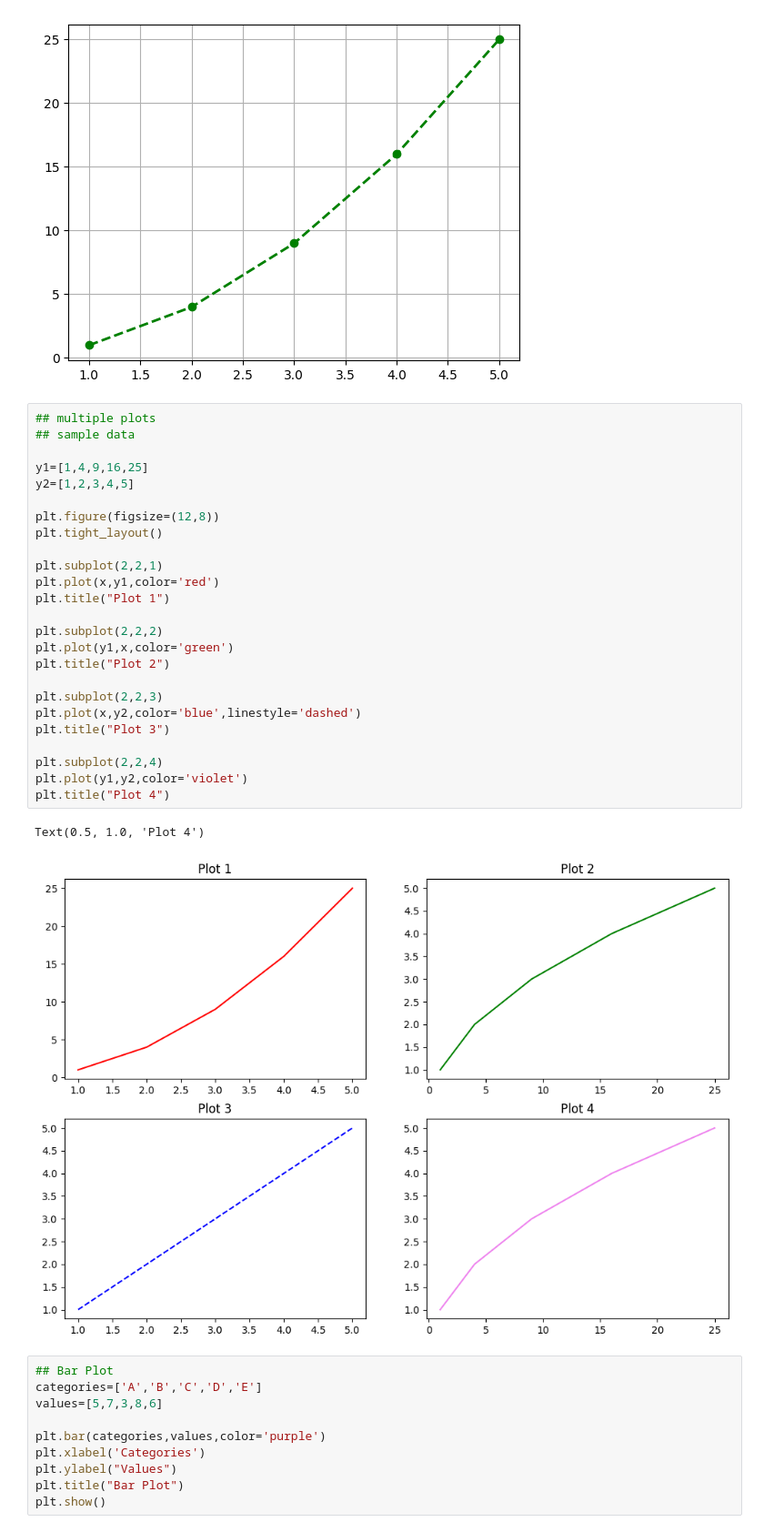
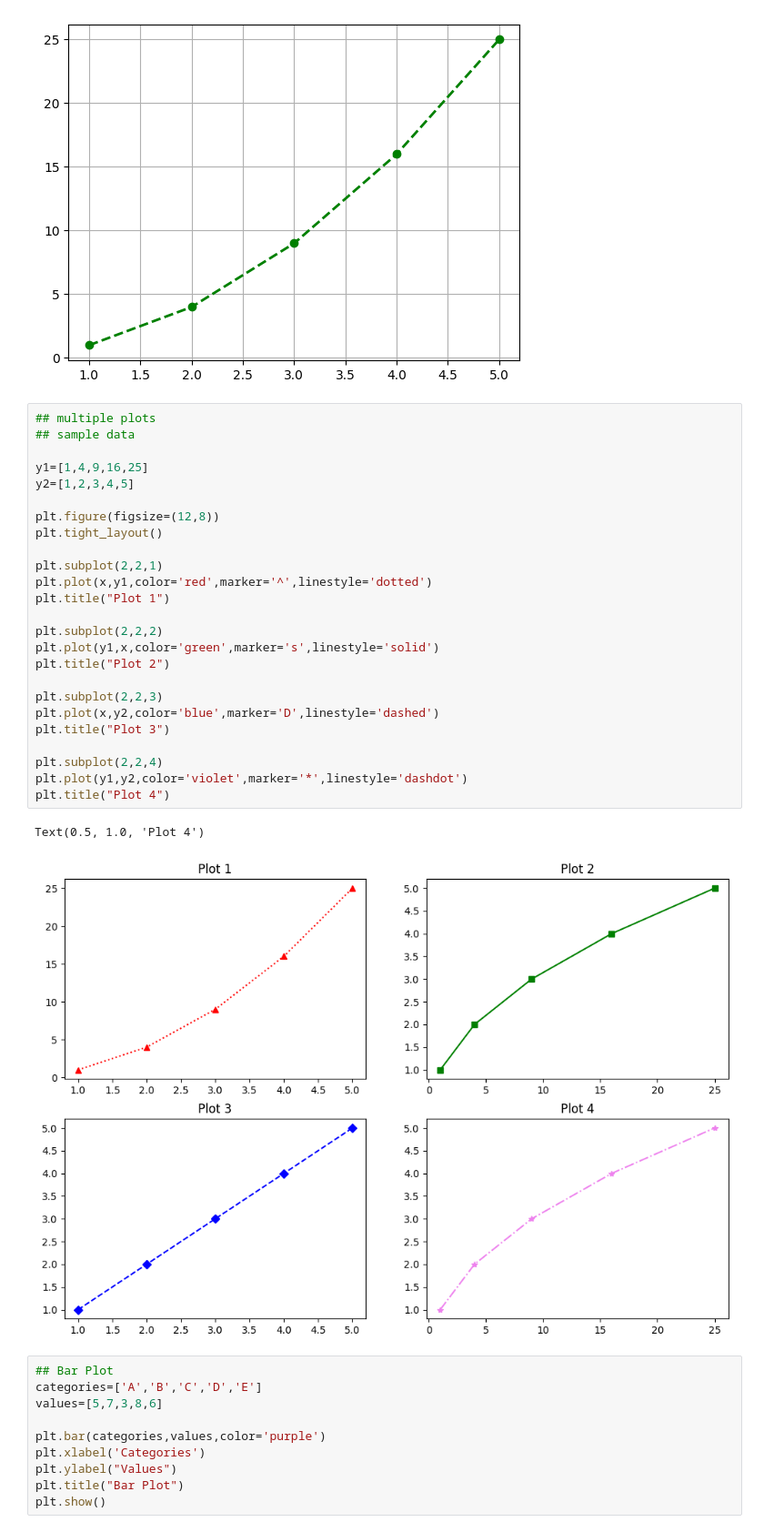
Before and after one commit to ayushchoudhary336/Python, a Jupyter notebook: 8.Matplotlib/8.1.Matplotlib.ipynb, the cells around one changed output. Shown at 91% size. Drawn from its saved outputs; the diff is of its cells as text.

```diff
--- a/8.Matplotlib/8.1.Matplotlib.ipynb
+++ b/8.Matplotlib/8.1.Matplotlib.ipynb
@@ -26,31 +28,31 @@ plt.grid(True)
 # %%
 ## multiple plots
 ## sample data
 
 y1=[1,4,9,16,25]
 y2=[1,2,3,4,5]
 
 plt.figure(figsize=(12,8))
 plt.tight_layout()
 
 plt.subplot(2,2,1)
-plt.plot(x,y1,color='red')
+plt.plot(x,y1,color='red',marker='^',linestyle='dotted')
 plt.title("Plot 1")
 
 plt.subplot(2,2,2)
-plt.plot(y1,x,color='green')
+plt.plot(y1,x,color='green',marker='s',linestyle='solid')
 plt.title("Plot 2")
 
 plt.subplot(2,2,3)
-plt.plot(x,y2,color='blue',linestyle='dashed')
+plt.plot(x,y2,color='blue',marker='D',linestyle='dashed')
 plt.title("Plot 3")
 
 plt.subplot(2,2,4)
-plt.plot(y1,y2,color='violet')
+plt.plot(y1,y2,color='violet',marker='*',linestyle='dashdot')
 plt.title("Plot 4")
 # %% [output]
 Text(0.5, 1.0, 'Plot 4')
-[figure, old version]
+[figure, new version]
 # %%
 ## Bar Plot
 categories=['A','B','C','D','E']
```
Also changed, not shown: parts of 1 cell of this notebook, 12 other files.
